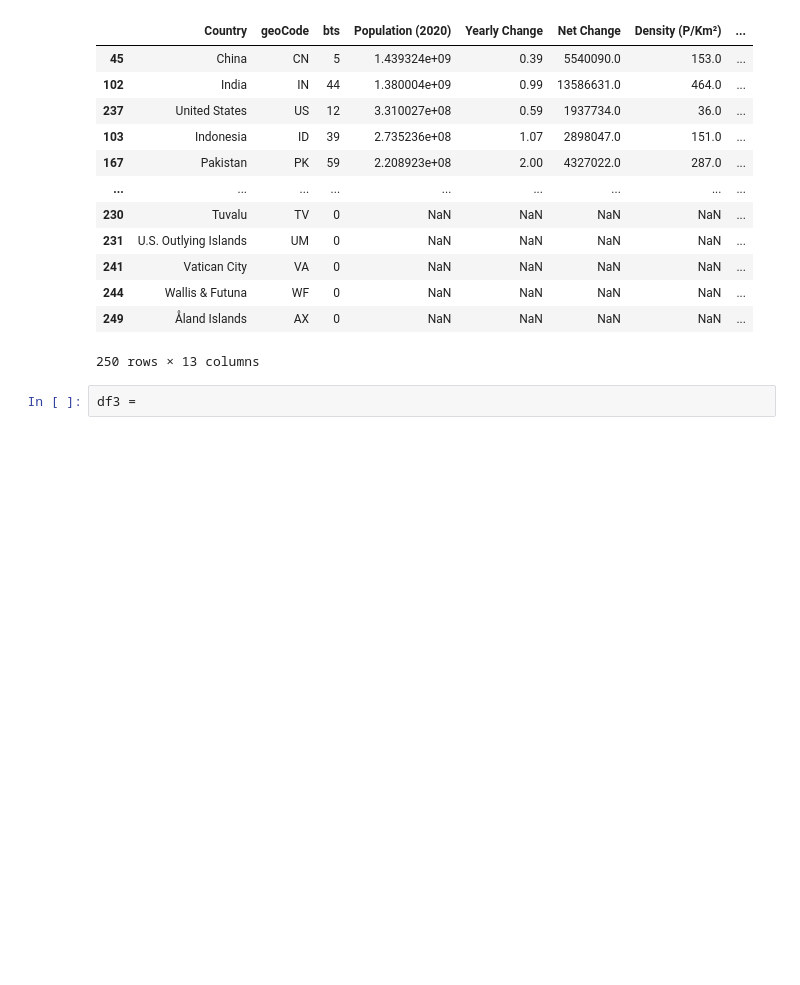
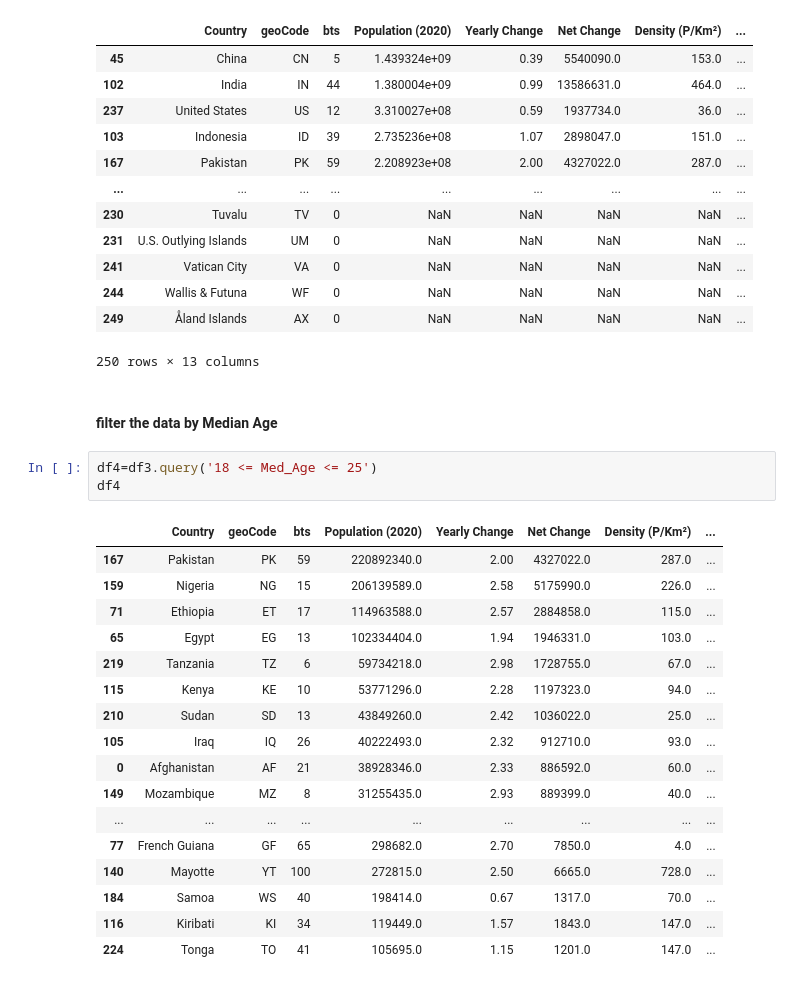
Before and after one commit to jewelangelo/bts_jewel, a Jupyter notebook: analysis.ipynb, the cells around one changed output. Saved outputs shown, nothing was run; the diff lists cells and outputs as text; blank space fills up the shorter version.

```diff
--- a/analysis.ipynb
+++ b/analysis.ipynb
@@ -64,5 +64,26 @@ df3
 | 244 | Wallis & Futuna | WF | 0 | NaN | NaN | NaN | NaN | ... |
 | 249 | Åland Islands | AX | 0 | NaN | NaN | NaN | NaN | ... |
 250 rows × 13 columns
-# %%
-df3 =
+# %% [markdown]
+#### filter the data by Median Age
+# %%
+df4=df3.query('18 <= Med_Age <= 25')
+df4
+# %% [output]
+|  | Country | geoCode | bts | Population (2020) | Yearly Change | Net Change | Density (P/Km²) | ... |
+| 167 | Pakistan | PK | 59 | 220892340.0 | 2.00 | 4327022.0 | 287.0 | ... |
+| 159 | Nigeria | NG | 15 | 206139589.0 | 2.58 | 5175990.0 | 226.0 | ... |
+| 71 | Ethiopia | ET | 17 | 114963588.0 | 2.57 | 2884858.0 | 115.0 | ... |
+| 65 | Egypt | EG | 13 | 102334404.0 | 1.94 | 1946331.0 | 103.0 | ... |
+| 219 | Tanzania | TZ | 6 | 59734218.0 | 2.98 | 1728755.0 | 67.0 | ... |
+| 115 | Kenya | KE | 10 | 53771296.0 | 2.28 | 1197323.0 | 94.0 | ... |
+| 210 | Sudan | SD | 13 | 43849260.0 | 2.42 | 1036022.0 | 25.0 | ... |
+| 105 | Iraq | IQ | 26 | 40222493.0 | 2.32 | 912710.0 | 93.0 | ... |
+| 0 | Afghanistan | AF | 21 | 38928346.0 | 2.33 | 886592.0 | 60.0 | ... |
+| 149 | Mozambique | MZ | 8 | 31255435.0 | 2.93 | 889399.0 | 40.0 | ... |
+| ... | ... | ... | ... | ... | ... | ... | ... | ... |
+| 77 | French Guiana | GF | 65 | 298682.0 | 2.70 | 7850.0 | 4.0 | ... |
+| 140 | Mayotte | YT | 100 | 272815.0 | 2.50 | 6665.0 | 728.0 | ... |
+| 184 | Samoa | WS | 40 | 198414.0 | 0.67 | 1317.0 | 70.0 | ... |
+| 116 | Kiribati | KI | 34 | 119449.0 | 1.57 | 1843.0 | 147.0 | ... |
+| 224 | Tonga | TO | 41 | 105695.0 | 1.15 | 1201.0 | 147.0 | ... |
```
Also changed, not shown: parts of 2 cells of this notebook, 1 other file.
